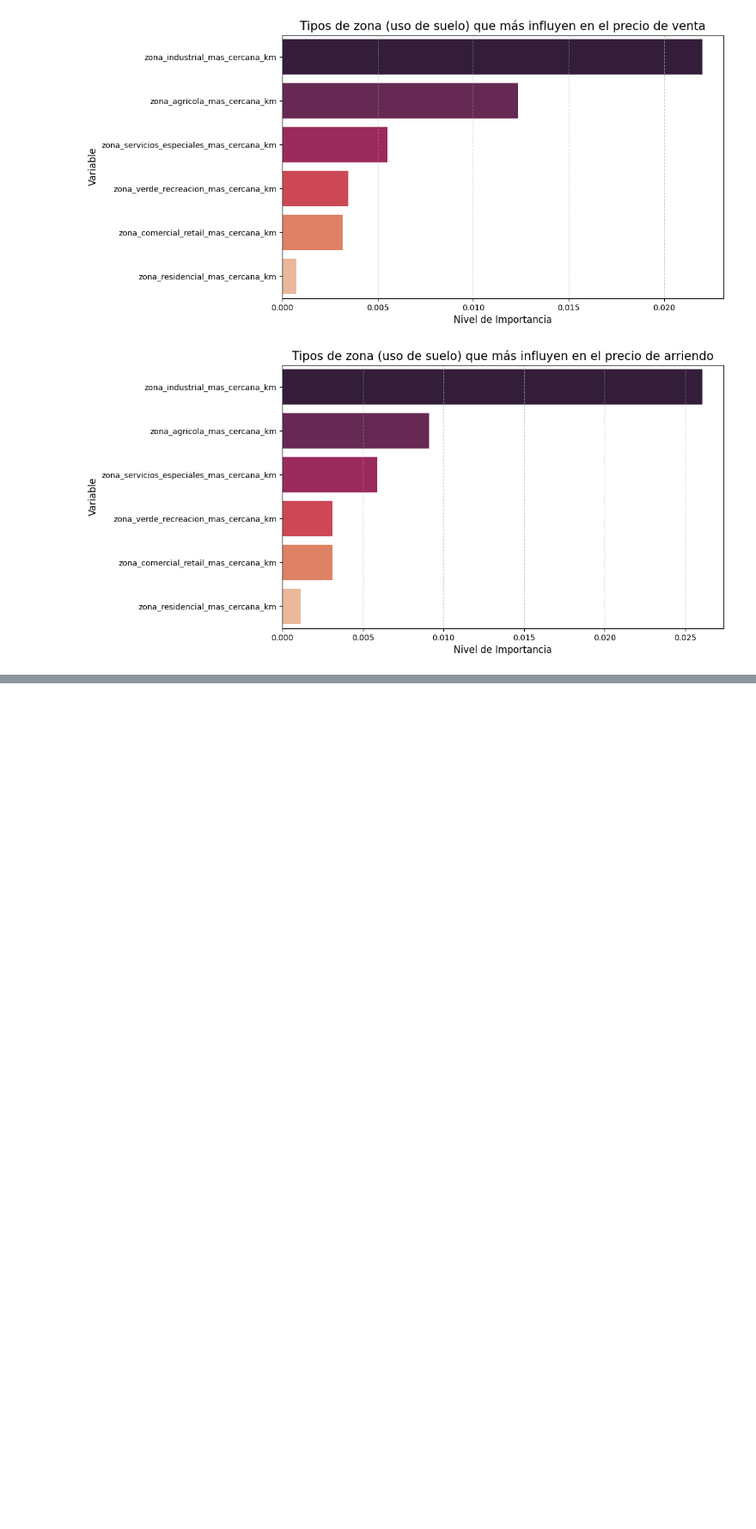
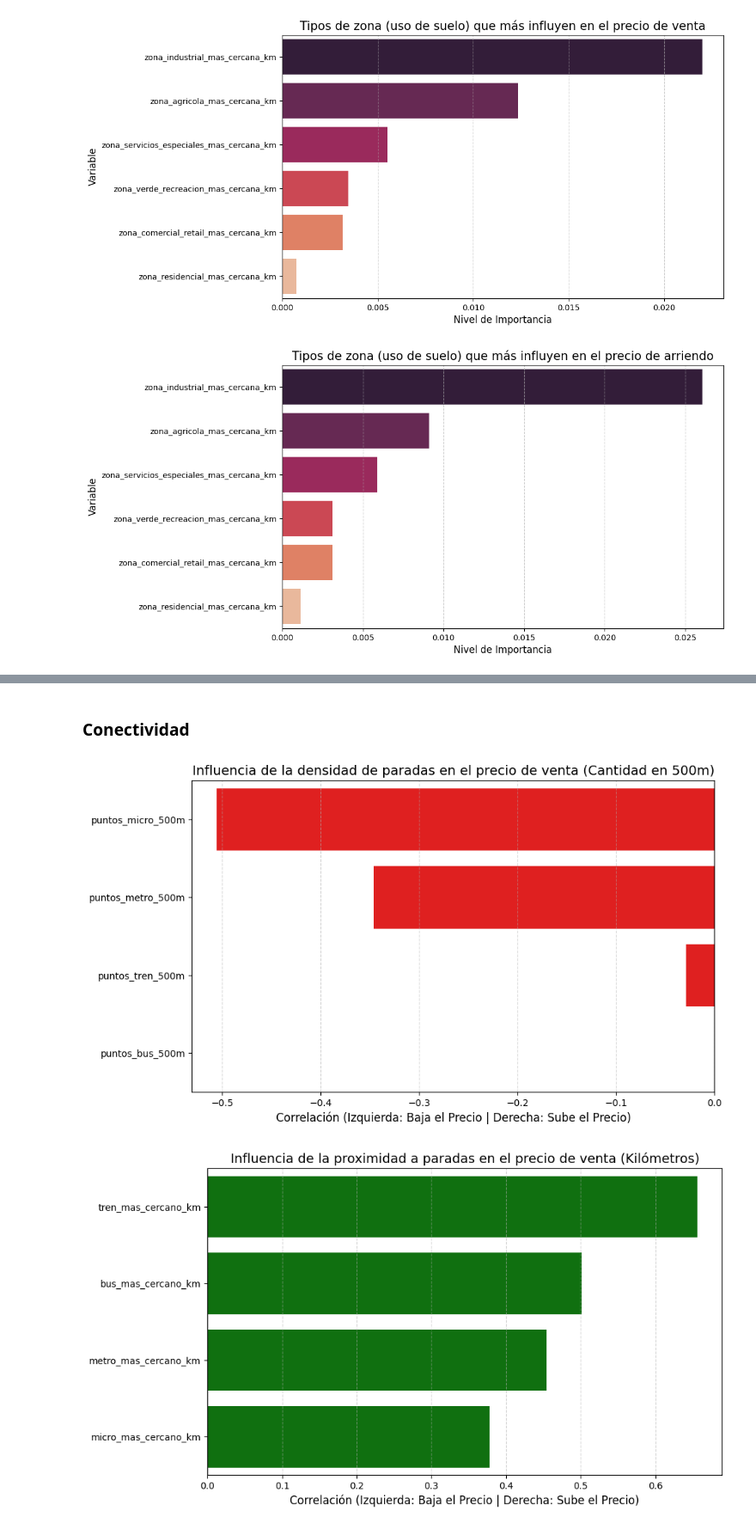
Before and after one commit to IgnOsorioo/Proyecto_IMT2200, a Jupyter notebook: repositorio_final.ipynb, the cells around one changed output, grey strips where cells are left out. Shown at 86% size. Drawn from its saved outputs; the diff is of its cells as text; code cells hidden in the pictures; blank space fills up the shorter version.

```diff
--- a/repositorio_final.ipynb
+++ b/repositorio_final.ipynb
@@ -662,0 +722,30 @@ plt.show()
+# %% [markdown]
+### Conectividad
+# %%
+#1. Definimos las palabras clave de conectividad.
+keywords_conectividad = ["metro", "micro", "tren", "bus"]
+
+#2. Filtramos y separamos las columnas.
+col_todas_conectividad_venta = [col for col in X_train_venta.columns if any(k in col for k in keywords_conectividad)]
+
+#Grupo A: Cantidad.
+cols_cantidad_conectividad_venta = [col for col in col_todas_conectividad_venta if "puntos_" in col]
+
+#Grupo B: Distancia.
+cols_distancia_conectividad_venta = [col for col in col_todas_conectividad_venta if "mas_cercano_km" in col]
+
+#3. Generamos los dos gráficos.
+graficar_subgrupo(
+    X_train_venta, y_train_venta,
+    cols_cantidad_conectividad_venta,
+    "Influencia de la densidad de paradas en el precio de venta (Cantidad en 500m)"
+)
+
+graficar_subgrupo(
+    X_train_venta, y_train_venta,
+    cols_distancia_conectividad_venta,
+    "Influencia de la proximidad a paradas en el precio de venta (Kilómetros)"
+)
+# %% [output]
+[figure, added]
+[figure, added]
```
Also changed, not shown: parts of 18 cells of this notebook, 27 other files.
